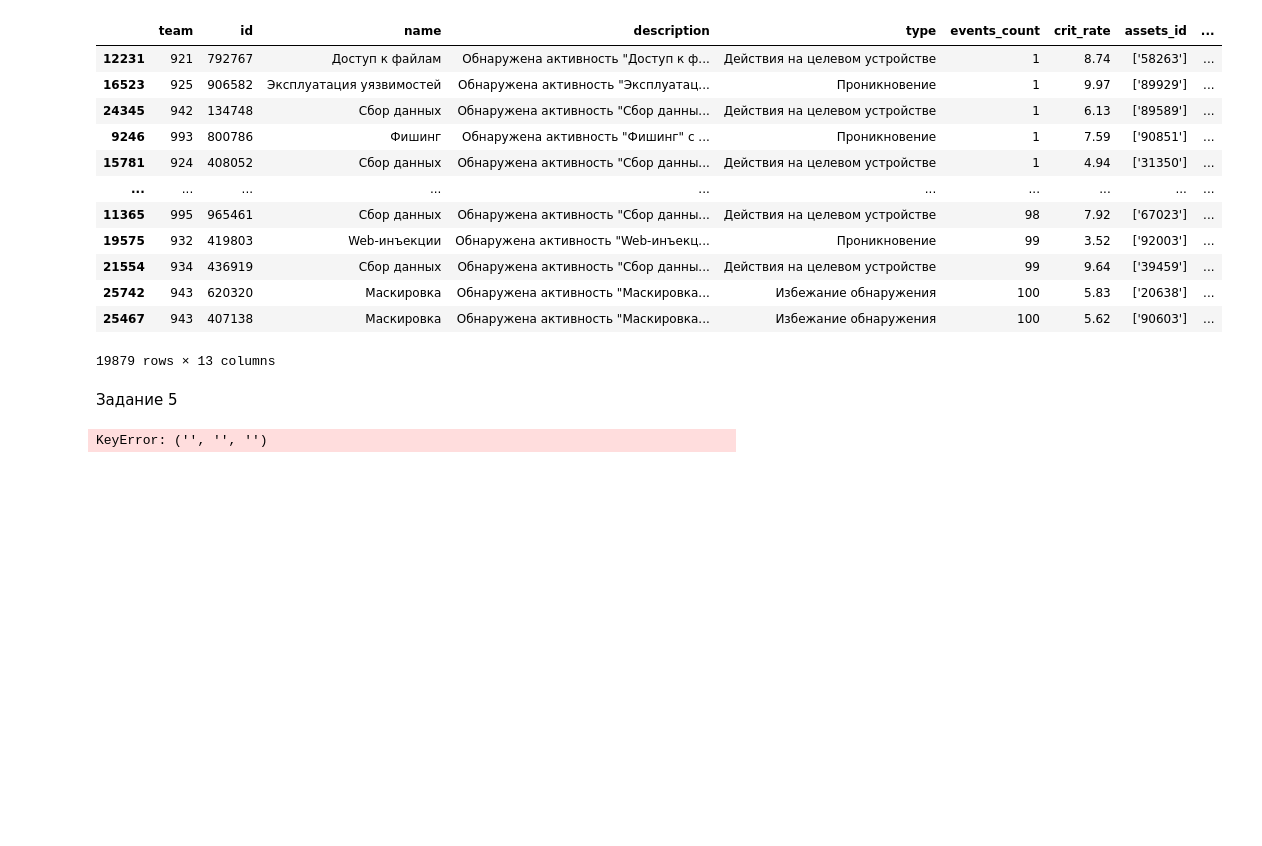
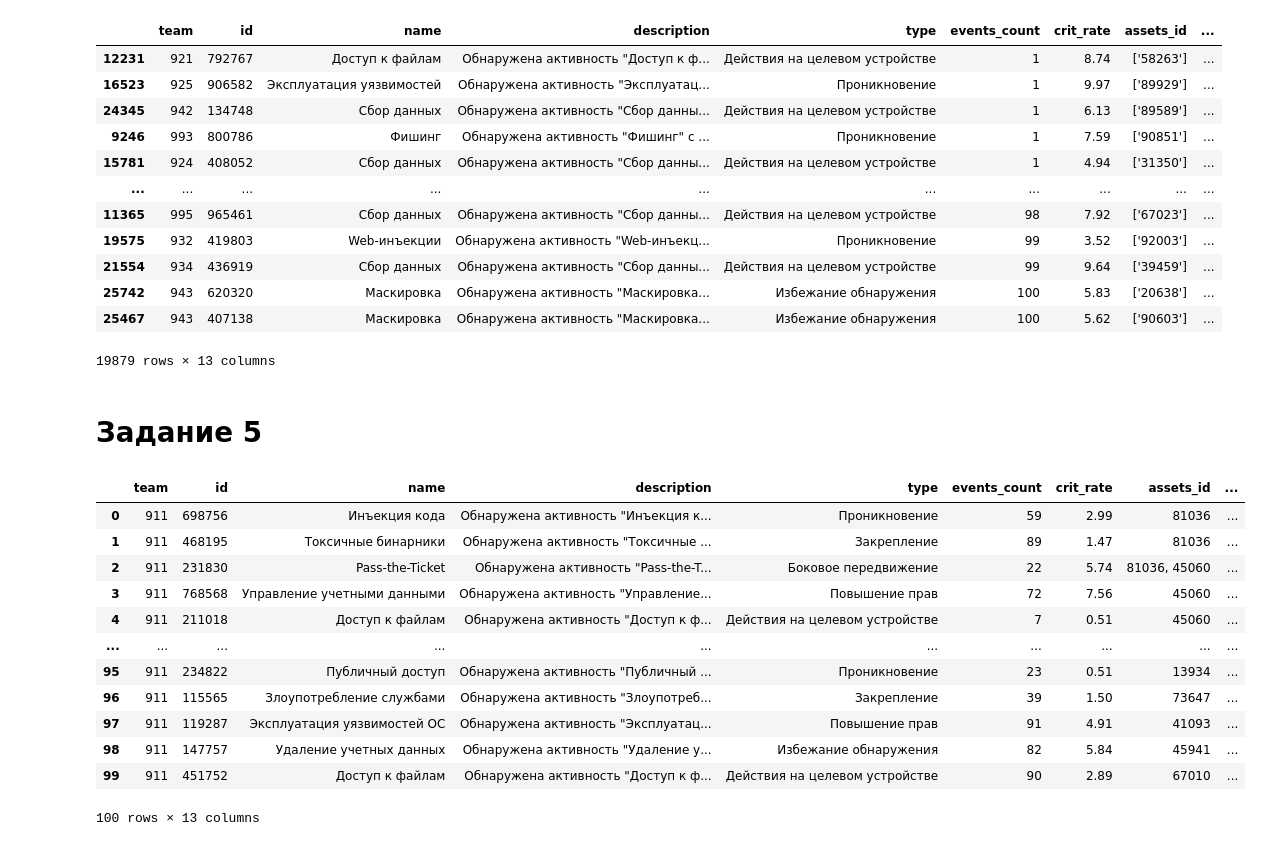
Before and after one commit to NikolyaLukyanov/Python, a Jupyter notebook: SiTII/laba4/Laba4.ipynb, the cells around one changed output. Saved outputs shown, nothing was run; the diff lists cells and outputs as text; code cells hidden in the pictures; blank space fills up the shorter version.

```diff
--- a/SiTII/laba4/Laba4.ipynb
+++ b/SiTII/laba4/Laba4.ipynb
@@ -137,39 +141,45 @@ df_copy.loc[df.crit_rate > median] # оставляем только те, чт
 | 25467 | 943 | 407138 | Маскировка | Обнаружена активность "Маскировка... | Избежание обнаружения | 100 | 5.62 | ['90603'] | ... |
 19879 rows × 13 columns
 # %% [markdown]
-Задание 5
+# Задание 5
 # %%
 user_access_levels = {
     "admin": 1,
     "user123": 0.4,
     "dbadmin": 0.8,
     "guest": 0.2,
     "developer": 0.7,
     "tester": 0.75,
     "analyst": 0.6,
     "operator": 0.5,
     "manager": 0.65,
     "consultant": 0.55,
 }
 
 def get_level_access_by_asset_id(assets_id):
     users_levels = []
     for asset_id in assets_id.split(','):
         user = requests.get(f'{API_URL}/get-asset-by-id', params={'asset-id': asset_id}).json().get('result', {}).get('account_name') # получаем названием аккаунта
         users_levels.append(user_access_levels[user]) # заполняем список значениями
     return sum(users_levels) / len(users_levels) # возвращаем средние значение
 
 # to reduce requests count
 test_df = df.head(100).copy()
 test_df.loc[:, 'assets_id'] = test_df['assets_id'].apply(lambda x: str(x).replace("[", '').replace("]", '').replace("'", ''))
 test_df.loc[:, 'avg_access_level'] = test_df['assets_id'].apply(get_level_access_by_asset_id) # создаем столбец со средними значениями
-# test_df.loc[:, 'asset_os']
-result_df = test_df.groupby('name').apply(lambda group: group['','',''].corr()) # таблица корреляции группировка по типам инцидента
 
-result_df.drop(result_df[(result_df['avg_access_level'] == -1.0)].index, inplace=True)
-result_df.drop(result_df[(result_df['avg_access_level'] == 1.0)].index, inplace=True)
-result_df[(result_df['avg_access_level'].abs() == result_df['avg_access_level'].abs().max())].index # корреляция друг с другом
-
-result_df[(result_df['avg_access_level'].abs() == result_df['avg_access_level'].abs().max())]
+test_df
 # %% [output]
+|  | team | id | name | description | type | events_count | crit_rate | assets_id | ... |
+| 0 | 911 | 698756 | Инъекция кода | Обнаружена активность "Инъекция к... | Проникновение | 59 | 2.99 | 81036 | ... |
+| 1 | 911 | 468195 | Токсичные бинарники | Обнаружена активность "Токсичные ... | Закрепление | 89 | 1.47 | 81036 | ... |
+| 2 | 911 | 231830 | Pass-the-Ticket | Обнаружена активность "Pass-the-T... | Боковое передвижение | 22 | 5.74 | 81036, 45060 | ... |
+| 3 | 911 | 768568 | Управление учетными данными | Обнаружена активность "Управление... | Повышение прав | 72 | 7.56 | 45060 | ... |
+| 4 | 911 | 211018 | Доступ к файлам | Обнаружена активность "Доступ к ф... | Действия на целевом устройстве | 7 | 0.51 | 45060 | ... |
+| ... | ... | ... | ... | ... | ... | ... | ... | ... | ... |
+| 95 | 911 | 234822 | Публичный доступ | Обнаружена активность "Публичный ... | Проникновение | 23 | 0.51 | 13934 | ... |
+| 96 | 911 | 115565 | Злоупотребление службами | Обнаружена активность "Злоупотреб... | Закрепление | 39 | 1.50 | 73647 | ... |
+| 97 | 911 | 119287 | Эксплуатация уязвимостей ОС | Обнаружена активность "Эксплуатац... | Повышение прав | 91 | 4.91 | 41093 | ... |
+| 98 | 911 | 147757 | Удаление учетных данных | Обнаружена активность "Удаление у... | Избежание обнаружения | 82 | 5.84 | 45941 | ... |
+| 99 | 911 | 451752 | Доступ к файлам | Обнаружена активность "Доступ к ф... | Действия на целевом устройстве | 90 | 2.89 | 67010 | ... |
-KeyError: ('', '', '')
+100 rows × 13 columns
```
Also changed, not shown: parts of 8 cells of this notebook, 3 other files.
